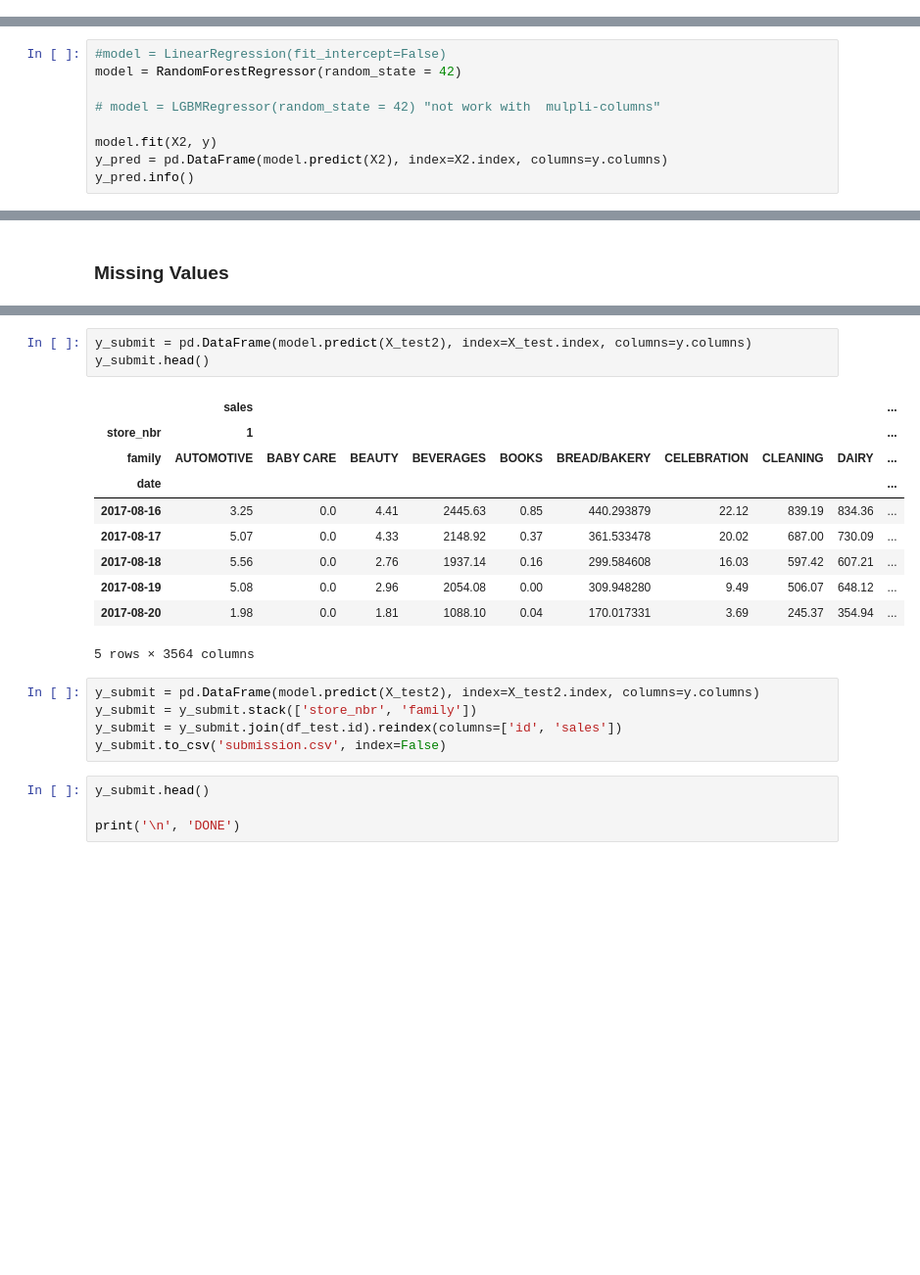
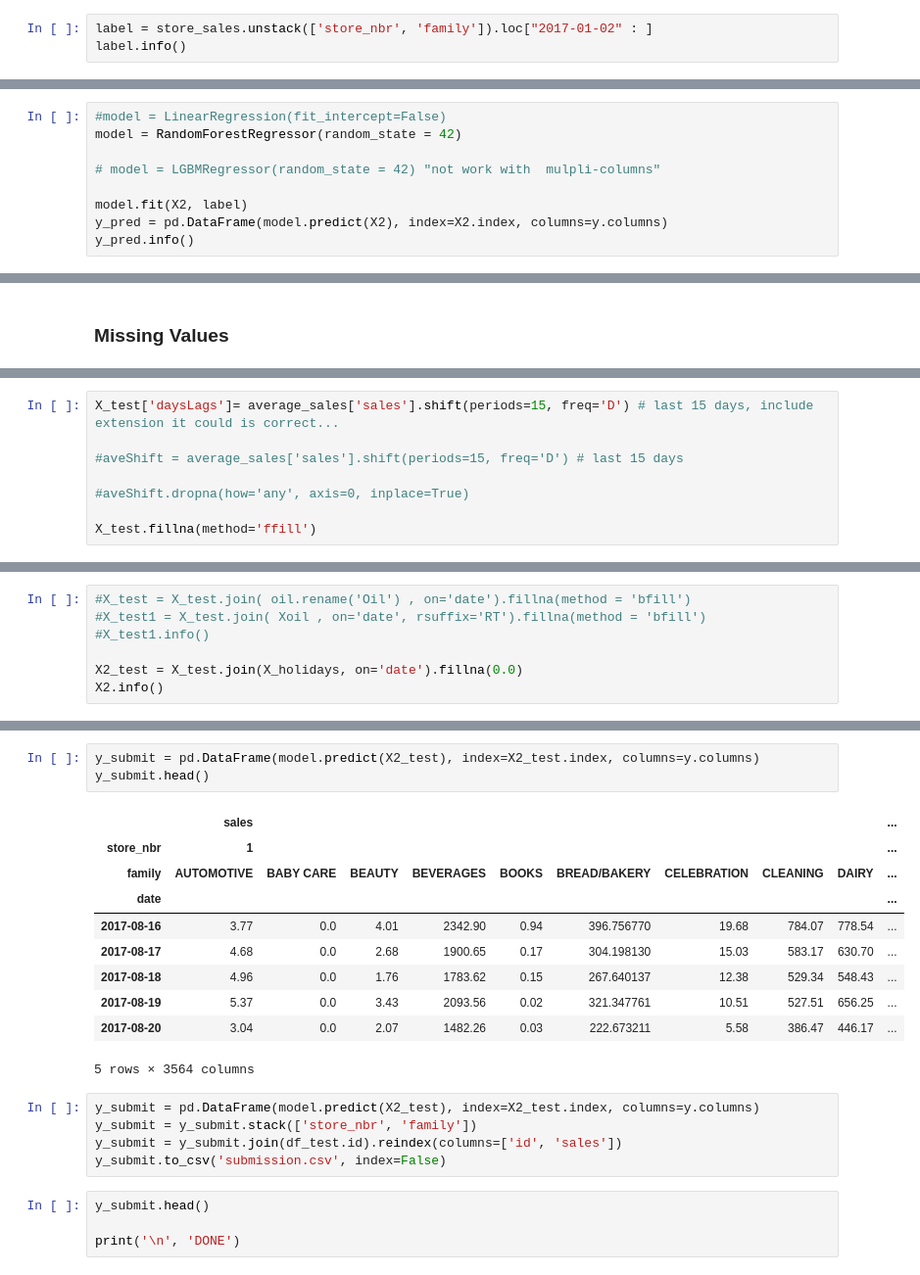
Before and after one commit to cristianBMJ/ClassificationStar, a Jupyter notebook: time-series-store-sales.ipynb, the cells around one changed output, grey strips where cells are left out. Shown at 98% size. Drawn from its saved outputs; the diff is of its cells as text; blank space fills up the shorter version.

```diff
--- a/time-series-store-sales.ipynb
+++ b/time-series-store-sales.ipynb
@@ -394,0 +438,3 @@ None
+# %%
+label = store_sales.unstack(['store_nbr', 'family']).loc["2017-01-02" : ]
+label.info()
@@ -398,7 +451,7 @@ model = RandomForestRegressor(random_state = 42)
 
 # model = LGBMRegressor(random_state = 42) "not work with  mulpli-columns"
 
-model.fit(X2, y)
+model.fit(X2, label)
 y_pred = pd.DataFrame(model.predict(X2), index=X2.index, columns=y.columns)
 y_pred.info()
 # %% [output]
@@ -528,0 +599,8 @@ memory usage: 5.5 KB
+# %%
+X_test['daysLags']= average_sales['sales'].shift(periods=15, freq='D') # last 15 days, include extension it could is correct...
+
+#aveShift = average_sales['sales'].shift(periods=15, freq='D') # last 15 days
+
+#aveShift.dropna(how='any', axis=0, inplace=True)
+
+X_test.fillna(method='ffill')
@@ -528,0 +636,7 @@ memory usage: 5.5 KB
+# %%
+#X_test = X_test.join( oil.rename('Oil') , on='date').fillna(method = 'bfill')
+#X_test1 = X_test.join( Xoil , on='date', rsuffix='RT').fillna(method = 'bfill')
+#X_test1.info()
+
+X2_test = X_test.join(X_holidays, on='date').fillna(0.0)
+X2.info()
@@ -529,19 +661,19 @@ memory usage: 5.5 KB
 # %%
-y_submit = pd.DataFrame(model.predict(X_test2), index=X_test.index, columns=y.columns)
+y_submit = pd.DataFrame(model.predict(X2_test), index=X2_test.index, columns=y.columns)
 y_submit.head()
 # %% [output]
 |  | sales |  |  |  |  |  |  |  |  | ... |
 | store_nbr | 1 |  |  |  |  |  |  |  |  | ... |
 | family | AUTOMOTIVE | BABY CARE | BEAUTY | BEVERAGES | BOOKS | BREAD/BAKERY | CELEBRATION | CLEANING | DAIRY | ... |
 | date |  |  |  |  |  |  |  |  |  | ... |
-| 2017-08-16 | 3.25 | 0.0 | 4.41 | 2445.63 | 0.85 | 440.293879 | 22.12 | 839.19 | 834.36 | ... |
-| 2017-08-17 | 5.07 | 0.0 | 4.33 | 2148.92 | 0.37 | 361.533478 | 20.02 | 687.00 | 730.09 | ... |
-| 2017-08-18 | 5.56 | 0.0 | 2.76 | 1937.14 | 0.16 | 299.584608 | 16.03 | 597.42 | 607.21 | ... |
-| 2017-08-19 | 5.08 | 0.0 | 2.96 | 2054.08 | 0.00 | 309.948280 | 9.49 | 506.07 | 648.12 | ... |
-| 2017-08-20 | 1.98 | 0.0 | 1.81 | 1088.10 | 0.04 | 170.017331 | 3.69 | 245.37 | 354.94 | ... |
+| 2017-08-16 | 3.77 | 0.0 | 4.01 | 2342.90 | 0.94 | 396.756770 | 19.68 | 784.07 | 778.54 | ... |
+| 2017-08-17 | 4.68 | 0.0 | 2.68 | 1900.65 | 0.17 | 304.198130 | 15.03 | 583.17 | 630.70 | ... |
+| 2017-08-18 | 4.96 | 0.0 | 1.76 | 1783.62 | 0.15 | 267.640137 | 12.38 | 529.34 | 548.43 | ... |
+| 2017-08-19 | 5.37 | 0.0 | 3.43 | 2093.56 | 0.02 | 321.347761 | 10.51 | 527.51 | 656.25 | ... |
+| 2017-08-20 | 3.04 | 0.0 | 2.07 | 1482.26 | 0.03 | 222.673211 | 5.58 | 386.47 | 446.17 | ... |
 5 rows × 3564 columns
 # %%
-y_submit = pd.DataFrame(model.predict(X_test2), index=X_test2.index, columns=y.columns)
+y_submit = pd.DataFrame(model.predict(X2_test), index=X2_test.index, columns=y.columns)
 y_submit = y_submit.stack(['store_nbr', 'family'])
 y_submit = y_submit.join(df_test.id).reindex(columns=['id', 'sales'])
 y_submit.to_csv('submission.csv', index=False)
```
Also changed, not shown: parts of 24 cells of this notebook.
